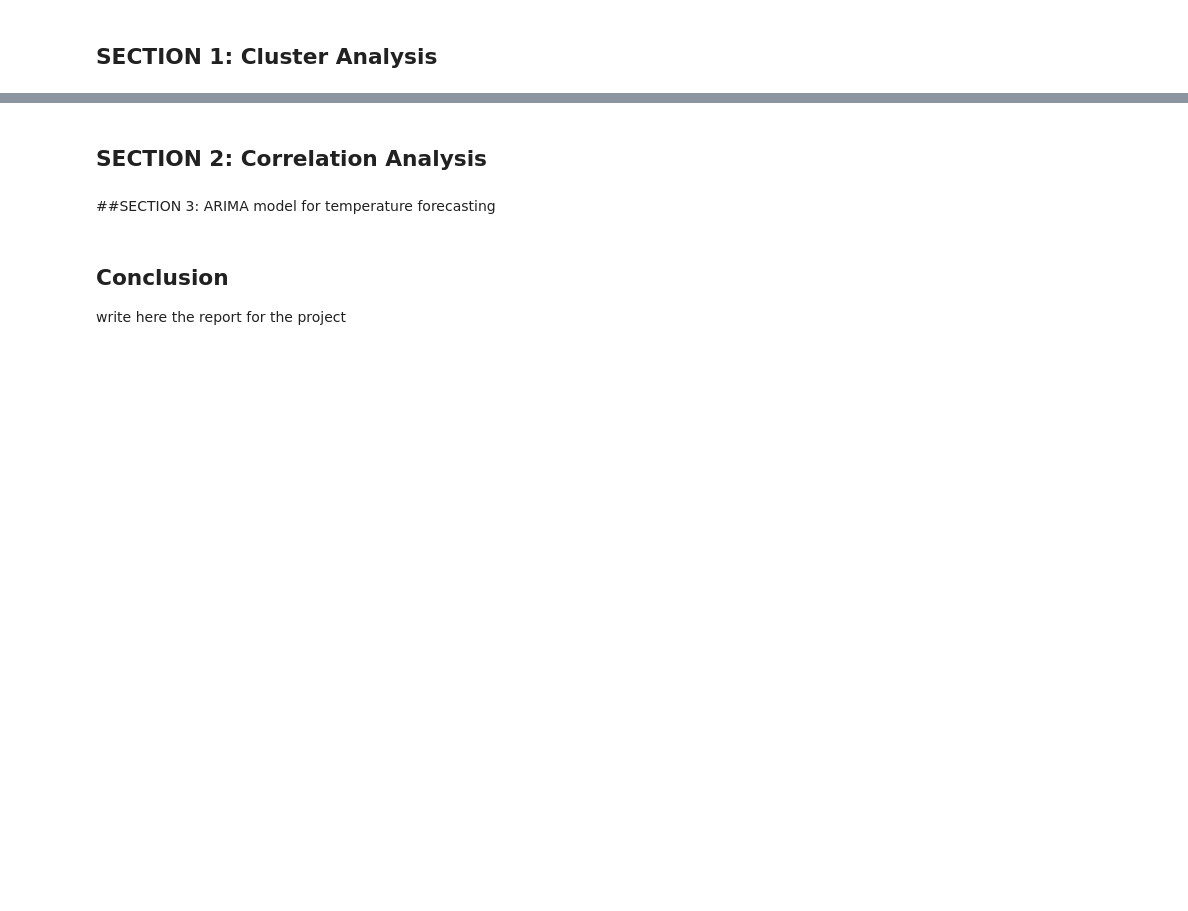
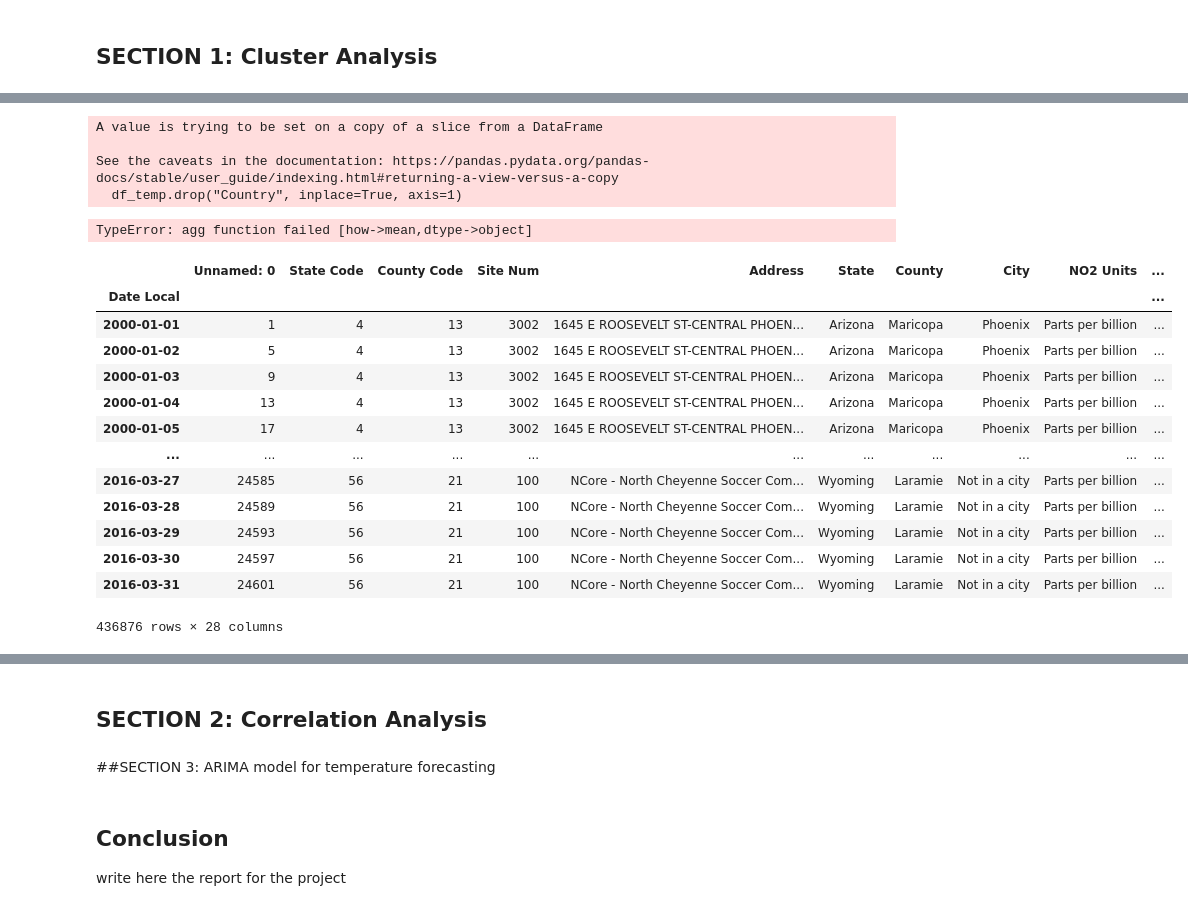
Before and after one commit to aredjil/Temperature-forecasting-for-different-cities-in-the-world, a Jupyter notebook: Project3.ipynb, the cells around one changed output, grey strips where cells are left out. Drawn from its saved outputs; the diff is of its cells as text; code cells hidden in the pictures; blank space fills up the shorter version.

Commit message:
Started cleaning the data, I need to refactor the steps into a single function that will be defined in a seprate python file

```diff
--- a/Project3.ipynb
+++ b/Project3.ipynb
@@ -69,0 +84,5 @@ city_df #city dataset with cluster labels
+# %%
+# Dropping duplicates
+df_pollution.drop_duplicates(subset=None, keep='first', inplace=True)
+df_temp.drop_duplicates(subset=None, keep='first', inplace=True)
+df_greenhouse.drop_duplicates(subset=None, keep='first', inplace=True)
@@ -69,0 +105,5 @@ city_df #city dataset with cluster labels
+# %%
+# Setting the date as an index of the three dataframes
+df_pollution.set_index("Date Local", inplace=True)
+df_temp.set_index("dt", inplace=True)
+df_greenhouse.set_index("year", inplace=True)
@@ -69,0 +127,5 @@ city_df #city dataset with cluster labels
+# %%
+# Changing the type of the index to dattime
+df_pollution.index = pd.to_datetime(df_pollution.index)
+df_temp.index = pd.to_datetime(df_temp.index)
+df_greenhouse.index = pd.to_datetime(df_greenhouse.index)
@@ -69,0 +135,29 @@ city_df #city dataset with cluster labels
+# %%
+df_temp.drop("Country", inplace=True, axis=1)
+# %% [output]
+A value is trying to be set on a copy of a slice from a DataFrame
+
+See the caveats in the documentation: https://pandas.pydata.org/pandas-docs/stable/user_guide/indexing.html#returning-a-view-versus-a-copy
+  df_temp.drop("Country", inplace=True, axis=1)
+# %%
+# df_temp = df_temp.groupby(['City', 'Latitude', 'Longitude']).resample('YE').mean()
+df_pollution = df_pollution.groupby('City').resample('YE').mean()
+# %% [output]
+TypeError: agg function failed [how->mean,dtype->object]
+# %%
+df_pollution
+# %% [output]
+|  | Unnamed: 0 | State Code | County Code | Site Num | Address | State | County | City | NO2 Units | ... |
+| Date Local |  |  |  |  |  |  |  |  |  | ... |
+| 2000-01-01 | 1 | 4 | 13 | 3002 | 1645 E ROOSEVELT ST-CENTRAL PHOEN... | Arizona | Maricopa | Phoenix | Parts per billion | ... |
+| 2000-01-02 | 5 | 4 | 13 | 3002 | 1645 E ROOSEVELT ST-CENTRAL PHOEN... | Arizona | Maricopa | Phoenix | Parts per billion | ... |
+| 2000-01-03 | 9 | 4 | 13 | 3002 | 1645 E ROOSEVELT ST-CENTRAL PHOEN... | Arizona | Maricopa | Phoenix | Parts per billion | ... |
+| 2000-01-04 | 13 | 4 | 13 | 3002 | 1645 E ROOSEVELT ST-CENTRAL PHOEN... | Arizona | Maricopa | Phoenix | Parts per billion | ... |
+| 2000-01-05 | 17 | 4 | 13 | 3002 | 1645 E ROOSEVELT ST-CENTRAL PHOEN... | Arizona | Maricopa | Phoenix | Parts per billion | ... |
+| ... | ... | ... | ... | ... | ... | ... | ... | ... | ... | ... |
+| 2016-03-27 | 24585 | 56 | 21 | 100 | NCore - North Cheyenne Soccer Com... | Wyoming | Laramie | Not in a city | Parts per billion | ... |
+| 2016-03-28 | 24589 | 56 | 21 | 100 | NCore - North Cheyenne Soccer Com... | Wyoming | Laramie | Not in a city | Parts per billion | ... |
+| 2016-03-29 | 24593 | 56 | 21 | 100 | NCore - North Cheyenne Soccer Com... | Wyoming | Laramie | Not in a city | Parts per billion | ... |
+| 2016-03-30 | 24597 | 56 | 21 | 100 | NCore - North Cheyenne Soccer Com... | Wyoming | Laramie | Not in a city | Parts per billion | ... |
+| 2016-03-31 | 24601 | 56 | 21 | 100 | NCore - North Cheyenne Soccer Com... | Wyoming | Laramie | Not in a city | Parts per billion | ... |
+436876 rows × 28 columns
```
Also changed, not shown: parts of 12 cells of this notebook.
